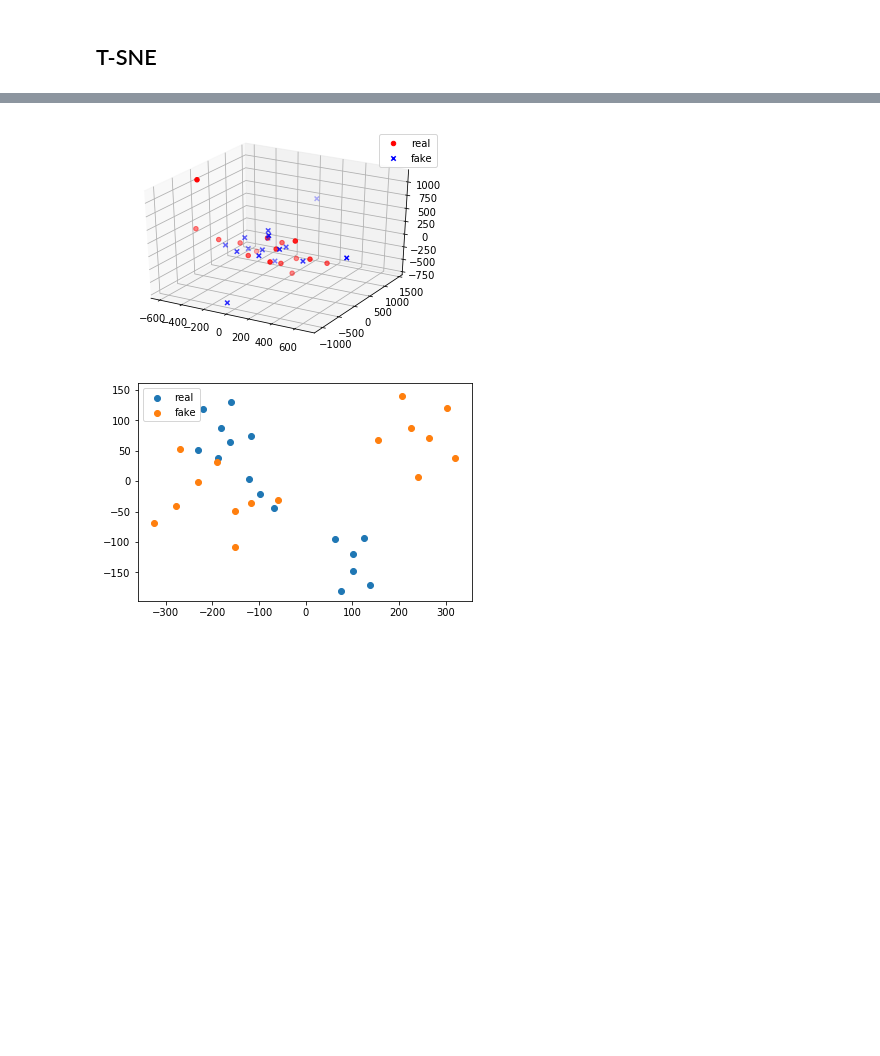
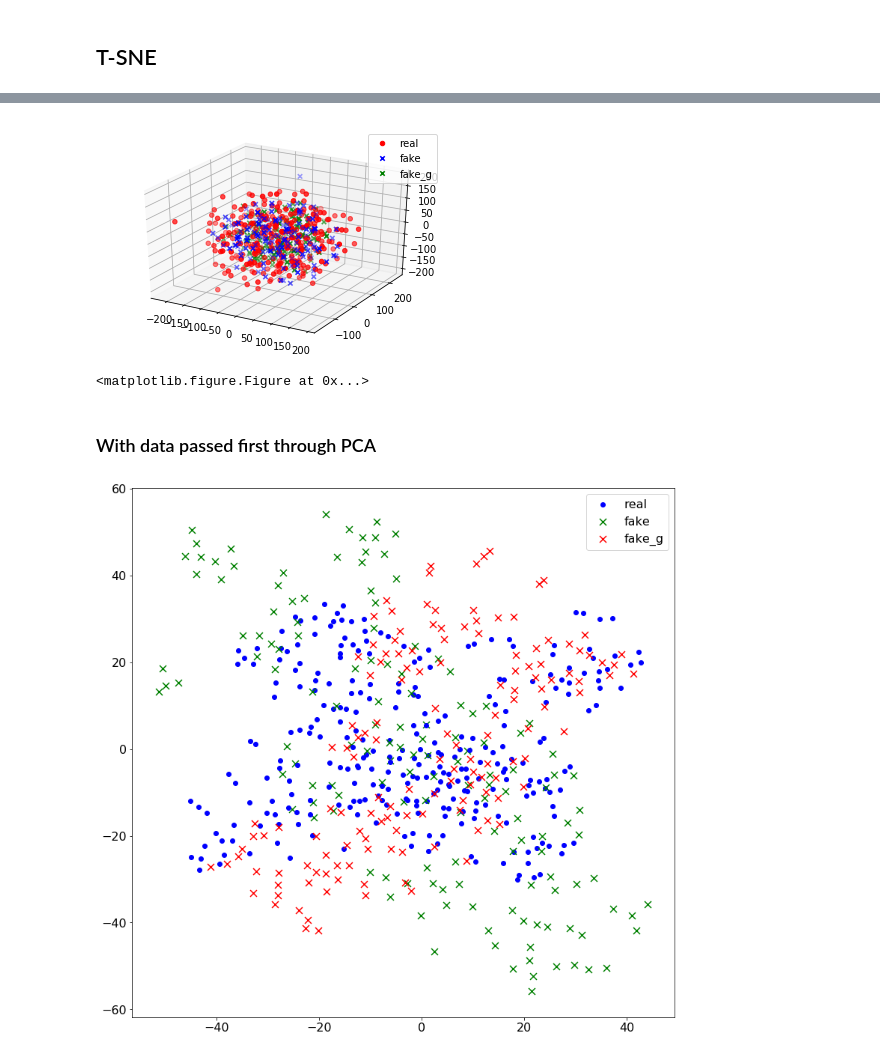
Before and after one commit to jjzamudio/DeepLearning_project, a Jupyter notebook: tSNE.ipynb, the cells around one changed output, grey strips where cells are left out. Drawn from its saved outputs; the diff is of its cells as text; code cells hidden in the pictures; blank space fills up the shorter version.

Commit message:
Added VAE and plots

```diff
--- a/tSNE.ipynb
+++ b/tSNE.ipynb
@@ -30,25 +47,33 @@ for e in range(0,epochs+1):
 # %%
+#scaler = StandardScaler()
+#real_g=scaler.fit_transform(real_g)
+#real=scaler.fit_transform(real)
 
-scaler = StandardScaler()
-real=scaler.fit_transform(real)
-
-scaler= StandardScaler()
-fake=scaler.fit_transform(fake)
+#fake_g=scaler.fit_transform(fake_g)
+#fake=scaler.fit_transform(fake)
 # %% [markdown]
 ## PCA
 First we reduce dimension with PCA
 # %%
-pca = PCA(n_components=10,svd_solver='arpack')
+pca = PCA(n_components=100,svd_solver='arpack')
 pca.fit(real)
 real_pca = pca.transform(real)
+pca.fit(real_g)
+real_g_pca = pca.transform(real_g)
 print('Sum of explained variance for real:',pca.explained_variance_ratio_.sum())
+
 pca.fit(fake)
 fake_pca = pca.transform(fake)
+pca.fit(fake_g)
+fake_g_pca = pca.transform(fake_g)
 print('Sum of explained variance for fake:',pca.explained_variance_ratio_.sum())
 
 plt.figure( figsize=(5,5) )
-plt.scatter(real_pca[:,0],real_pca[:,1],label='real')
-plt.scatter(fake_pca[:,0],fake_pca[:,1],label='fake')
+plt.scatter(real_pca[:,0],real_pca[:,1],color='b',label='real',marker='o')
+plt.scatter(fake_pca[:,0],fake_pca[:,1], color='r',label='fake',marker='x',s=100)
+
+plt.scatter(real_g_pca[:,0],real_g_pca[:,1],color='b',marker='o')
+plt.scatter(fake_g_pca[:,0],fake_g_pca[:,1],color='g',label='fake_g',marker='x',s=100)
 plt.legend()
 plt.show()
 # %% [output]
@@ -75,30 +107,48 @@ tsne=TSNE(n_components=3,perplexity=5)
 real_tsne=tsne.fit_transform(real)
 fake_tsne=tsne.fit_transform(fake)
 
+real_g_tsne=tsne.fit_transform(real_g)
+fake_g_tsne=tsne.fit_transform(fake_g)
+
 fig = plt.figure()
+plt.figure( figsize=(10,10) )
 ax = fig.add_subplot(111, projection='3d')
 
 ax.scatter(real_tsne[:,0], real_tsne[:,1], real_tsne[:,2], c='r', marker='o',label='real')
 ax.scatter(fake_tsne[:,0], fake_tsne[:,1], fake_tsne[:,2], c='b', marker='x',label='fake')
+
+ax.scatter(real_g_tsne[:,0], real_g_tsne[:,1], real_g_tsne[:,2], c='r', marker='o')
+ax.scatter(fake_g_tsne[:,0], fake_g_tsne[:,1], fake_g_tsne[:,2], c='g', marker='x',label='fake_g')
 ax.legend()
 #ax.set_xlabel('X Label')
-#ax.set_ylabel('Y Label')
-#ax.set_zlabel('Z Label')
 
-plt.show()
+plt.show();
 # %% [output]
-[figure, old version]
+[figure, new version]
+<matplotlib.figure.Figure at 0x...>
+# %% [markdown]
+### With data passed first through PCA
 # %%
-#With data passed first through PCA
-tsne=TSNE(n_components=2,perplexity=2)
+tsne=TSNE(n_components=2,perplexity=5)
 real_tsne_p=tsne.fit_transform(real_pca)
 fake_tsne_p=tsne.fit_transform(fake_pca)
 
-plt.scatter(real_tsne_p[:,0],real_tsne_p[:,1],label='real')
-plt.scatter(fake_tsne_p[:,0],fake_tsne_p[:,1],label='fake')
-plt.legend()
+real_g_tsne_p=tsne.fit_transform(real_g_pca)
+fake_g_tsne_p=tsne.fit_transform(fake_g_pca)
+
+plt.figure(figsize=(13,13) )
+plt.scatter(real_tsne_p[:,0],real_tsne_p[:,1],color='b',label='real')
+plt.scatter(fake_tsne_p[:,0],fake_tsne_p[:,1],color='g',label='fake',marker='x',s=80)
+
+plt.scatter(real_g_tsne_p[:,0],real_g_tsne_p[:,1],color='b',marker='o')
+plt.scatter(fake_g_tsne_p[:,0],fake_g_tsne_p[:,1],color='r',label='fake_g',marker='x',s=80)
+#plt.xlim(-200)
+plt.xticks(fontsize=16)
+plt.yticks(fontsize=16)
+plt.legend(fontsize=16)
+plt.savefig('tsne1.eps', format='eps', dpi=1200)
 plt.show()
 # %% [output]
-[figure, old version]
+[figure, new version]
 # %%
 tsne=TSNE(n_components=3,perplexity=5)
```
Also changed, not shown: parts of 11 cells of this notebook, 3 other files.
